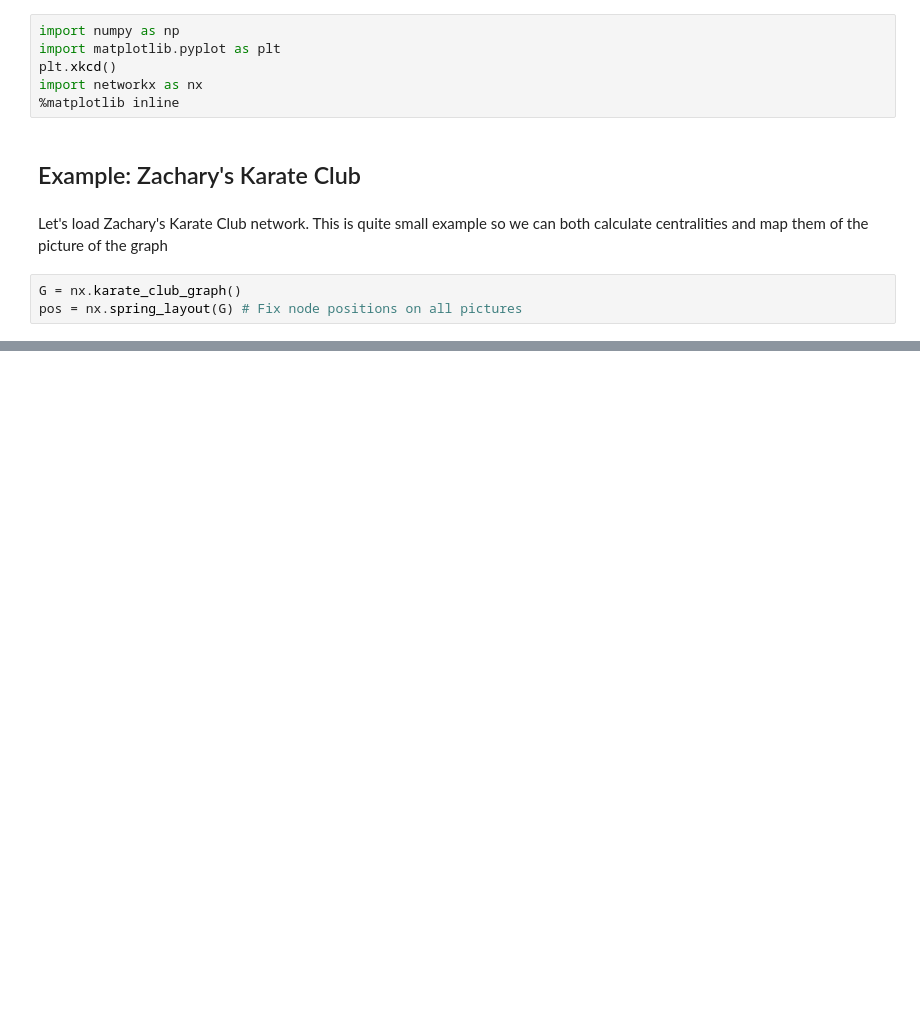
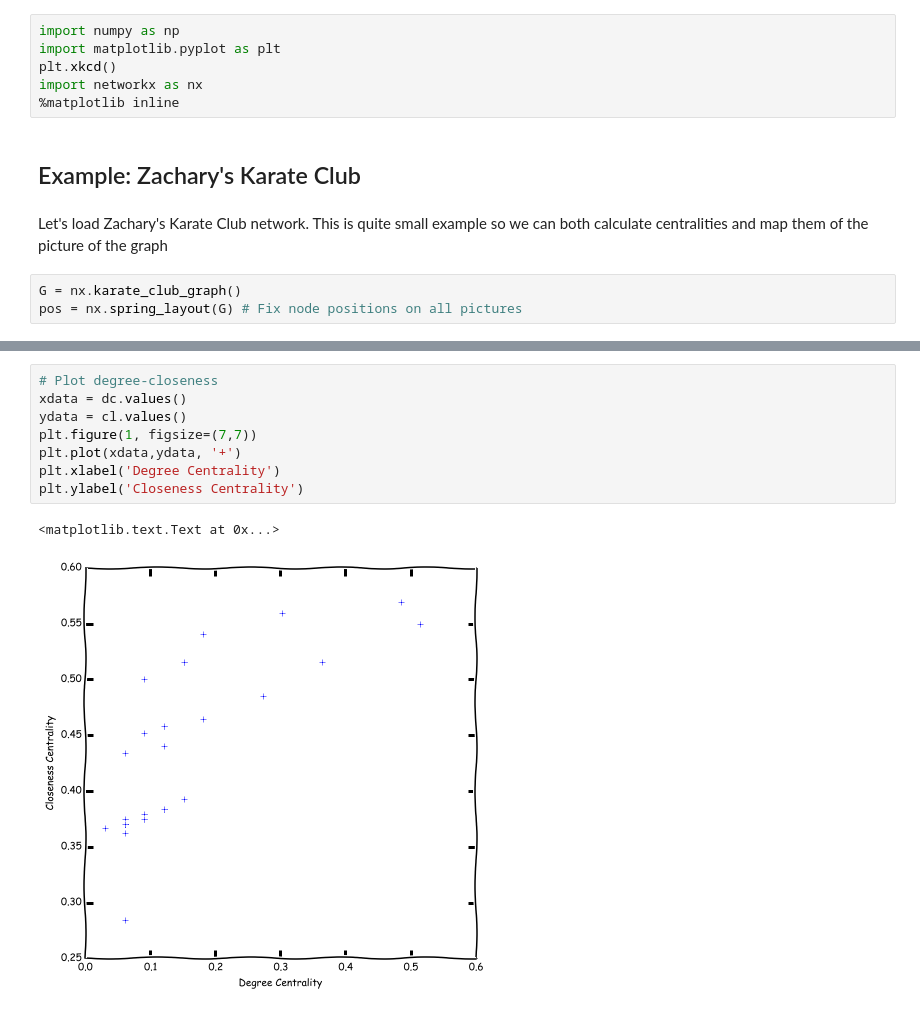
Before and after one commit to shestakoff/social_ntwks, a Jupyter notebook: centralities.ipynb, the cells around one changed output, grey strips where cells are left out. Cells and saved outputs as stored; diff of their text form; blank space fills up the shorter version.

```diff
--- a/centralities.ipynb
+++ b/centralities.ipynb
@@ -50,0 +78,11 @@ Download Power Grid network from [here](http://networkdata.ics.uci.edu/data/powe
+# %%
+# Plot degree-closeness
+xdata = dc.values()
+ydata = cl.values()
+plt.figure(1, figsize=(7,7))
+plt.plot(xdata,ydata, '+')
+plt.xlabel('Degree Centrality')
+plt.ylabel('Closeness Centrality')
+# %% [output]
+<matplotlib.text.Text at 0x...>
+[figure, added]
```
Also changed, not shown: parts of 8 cells of this notebook.
